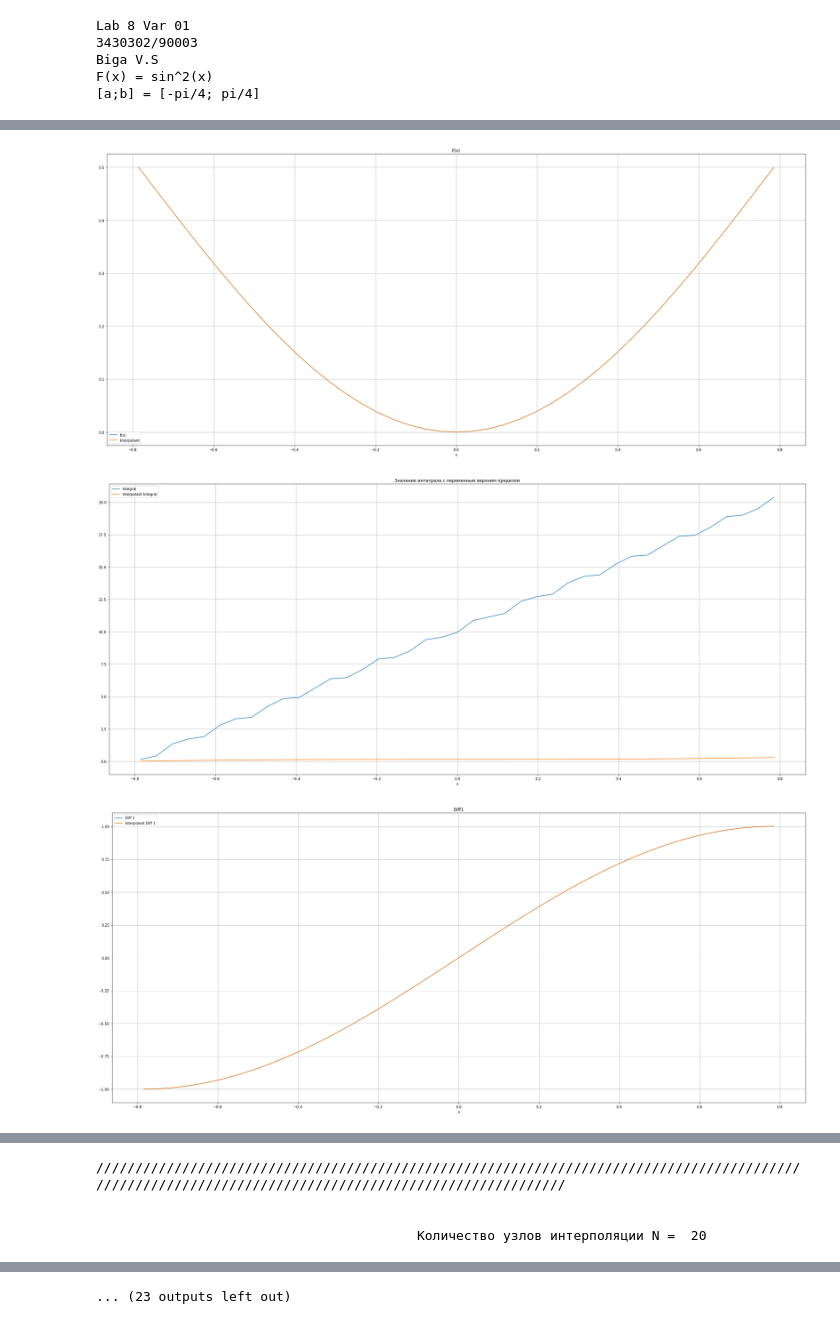
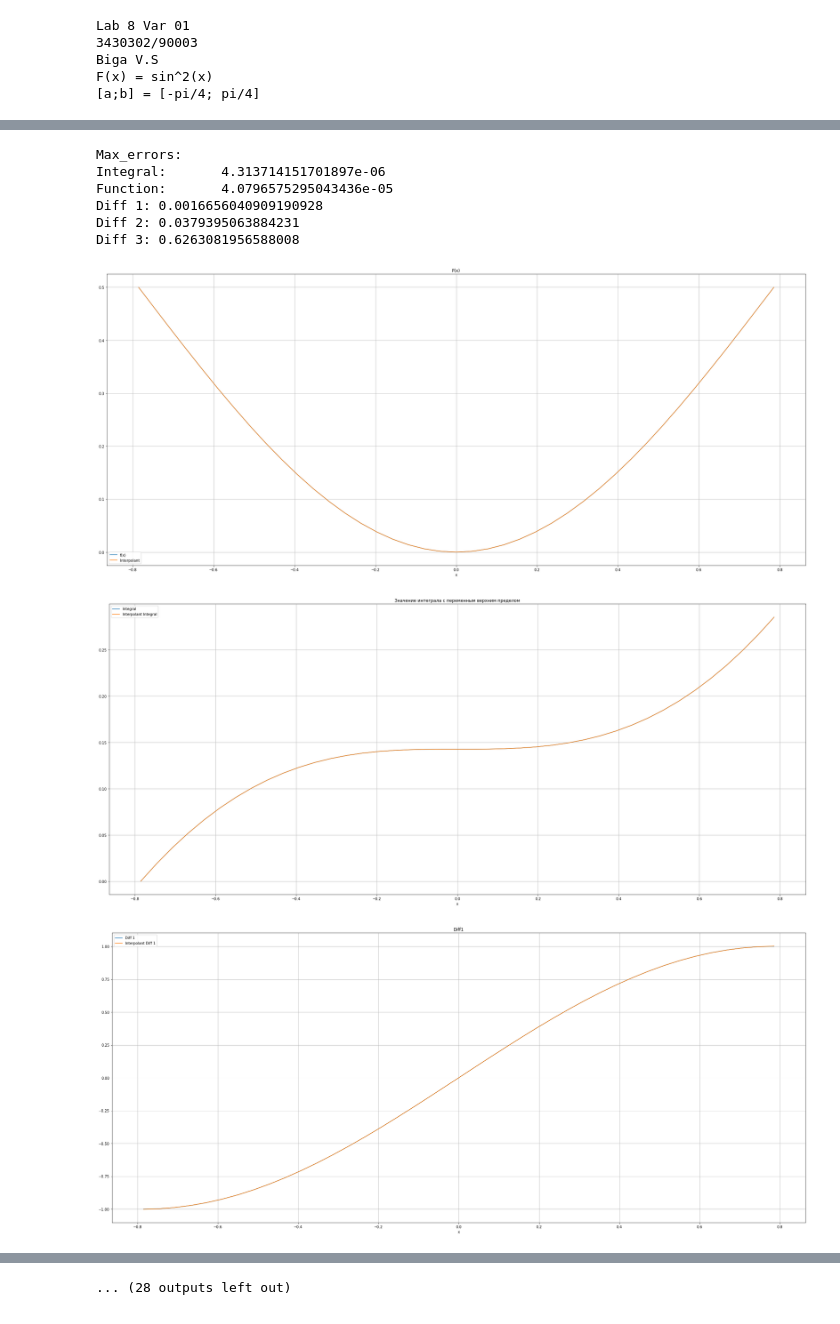
Before and after one commit to Katafotic/Numerical_Methods, a Jupyter notebook: Lab8/Lab8_Var01.ipynb, the cells around one changed output, grey strips where cells are left out. Drawn from its saved outputs; the diff is of its cells as text; code cells hidden in the pictures.

```diff
--- a/Lab8/Lab8_Var01.ipynb
+++ b/Lab8/Lab8_Var01.ipynb
@@ -15,10 +15,24 @@ number_partions = [10, 20, 40, 80, 160]
 x_value = lambda i: a + i*((b - a)/(4*N))
 x_spline = lambda i: a + i*((b - a)/(N))
 
-integral_func = lambda x: (x/2 - sin(x)*cos(x)/2) - (a/2 - sin(a)*cos(a)/2)
+difference =  lambda count, estimate_list: estimate_list[count]/estimate_list[count + 1]
+
+#integral_func = lambda x: (x/2 - sin(x)*cos(x)/2) - (a/2 - sin(a)*cos(a)/2)
+integral_func = lambda x: (x/2 - sin(2*x)/4 - (a/2 - sin(2*a)/4))
 first_diff = lambda x : 2*sin(x)*cos(x)
 second_diff = lambda x : 2*(-sin(x)**2 + cos(x)**2)
 third_diff = lambda x: -8*sin(x)*cos(x)
+max_error_Integral = []
+max_error_Spline = []
+max_error_Diff_1 = []
+max_error_Diff_2 = []
+max_error_Diff_3 = []
+
+estimate_Integral = []
+estimate_Spline = []
+estimate_Diff_1 = []
+estimate_Diff_2 = []
+estimate_Diff_3 = []
 # %% [output]
 Lab 8 Var 01
 3430302/90003
@@ -39,7 +53,7 @@ for N in number_partions:
     spline_value = list(map(lambda x: cubSplineValue(x, approx_spline), x))
     error = [abs(y[i] - spline_value[i]) for i in range(4*N + 1)]
 
-    integral_value_data = [integral_func(i) for i in range(4*N + 1)]
+    integral_value_data = [integral_func((x_value(i))) for i in range(4*N + 1)]
     integral_interpolant = list(map(lambda x_i: cubSplineIntegral(a, x_i, approx_spline), x))
     error_integral = [integral_value_data[i] - integral_interpolant[i]  for i in range(4*N + 1)]
 
@@ -68,6 +82,18 @@ for N in number_partions:
                                                  'Diff 2', 'Interpolant Diff 2', 'error',
                                                  'Diff 3', 'Interpolant Diff 3', 'error',])
     display(HTML(dataframe.to_html()))
+    print('\nMax_errors:',
+          '\nIntegral:', max(error_integral),
+          '\nFunction:', max(error),
+          '\nDiff 1:', max(error_diff_1),
+          '\nDiff 2:', max(error_diff_2),
+          '\nDiff 3:', max(error_diff_3), sep='\t', end='\n\n')
+
+    max_error_Integral.append(max(error_integral))
+    max_error_Spline.append(max(error))
+    max_error_Diff_1.append(max(error_diff_1))
+    max_error_Diff_2.append(max(error_diff_2))
+    max_error_Diff_3.append(max(error_diff_3))
 
     %matplotlib inline
     plt.rcParams["figure.figsize"] = (35,15)
@@ -102,9 +128,11 @@ for N in number_partions:
+Max_errors:
+Integral:       4.313714151701897e-06
+Function:       4.0796575295043436e-05
+Diff 1: 0.0016656040909190928
+Diff 2: 0.0379395063884231
+Diff 3: 0.6263081956588008
 [figure]
-[figure, old version]
+[figure, new version]
 [figure]
 [figure]
 [figure]
-//////////////////////////////////////////////////////////////////////////////////////////////////////////////////////////////////////////////////////
-
-
-                                         Количество узлов интерполяции N =  20
@@ -131 +167 @@ for N in number_partions:
-... (23 outputs left out)
+... (28 outputs left out)
```
Also changed, not shown: parts of 3 cells of this notebook.
